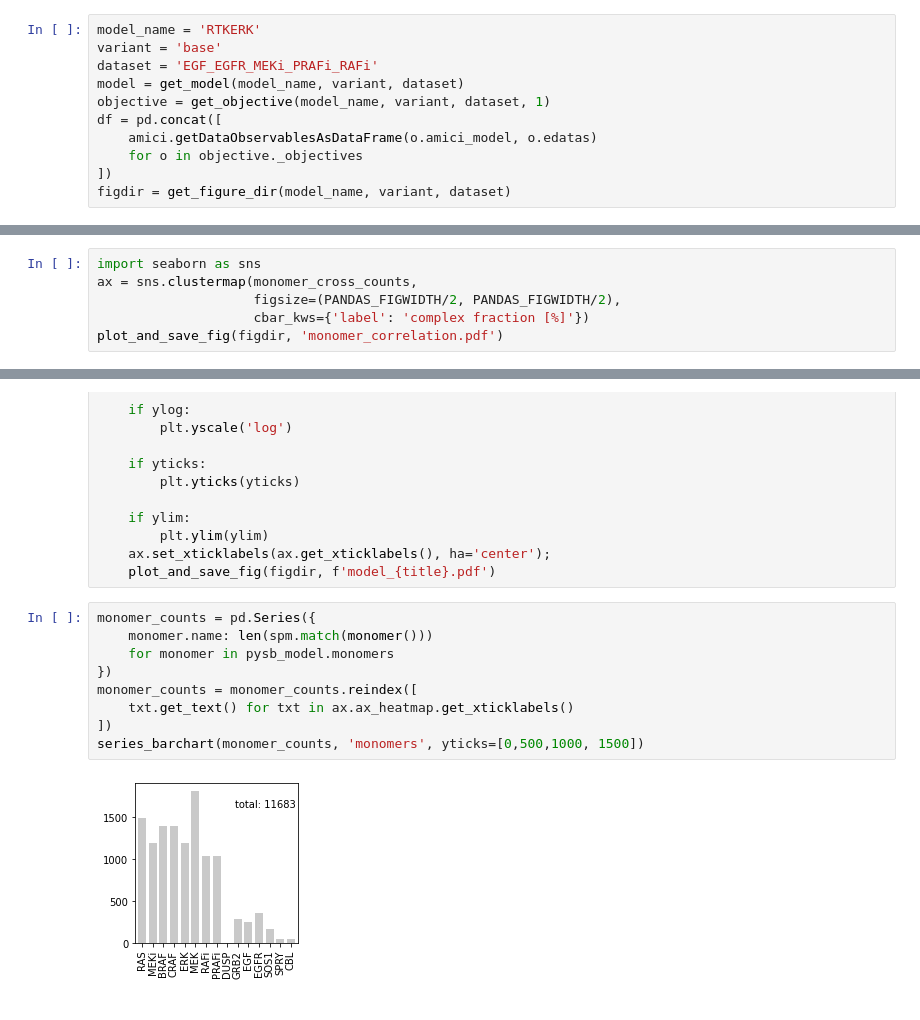
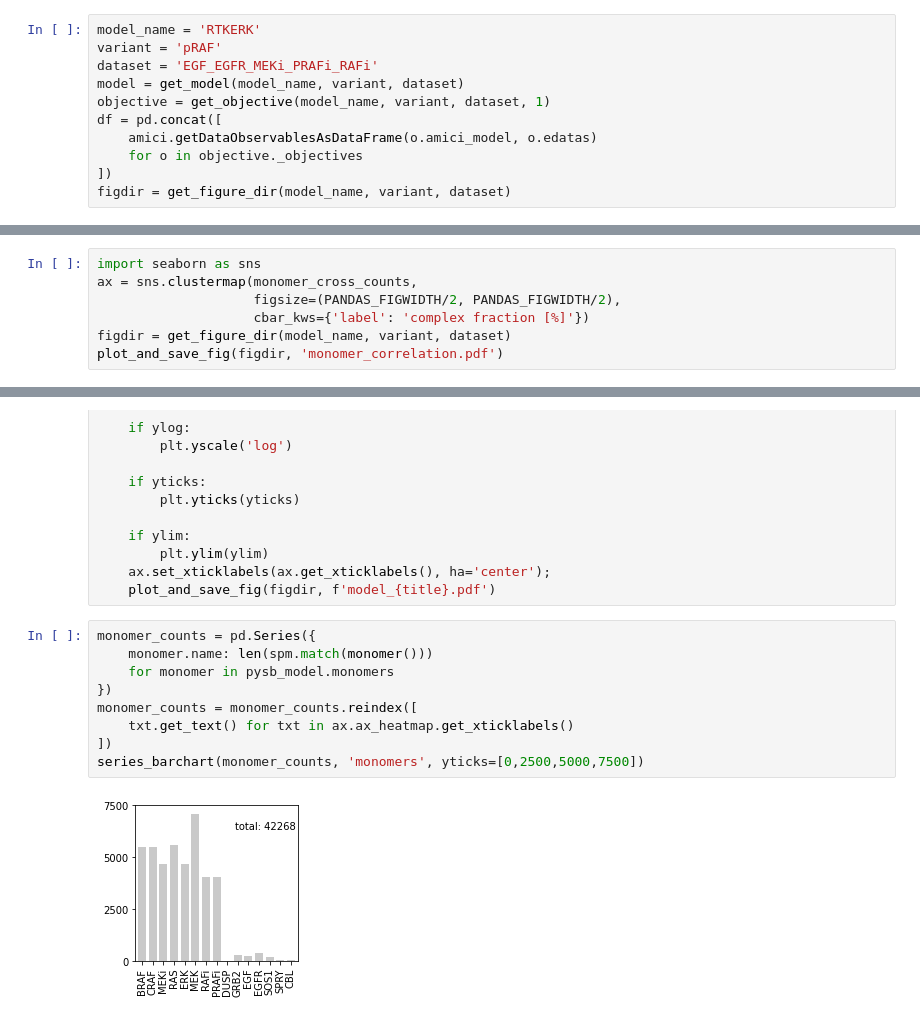
Before and after one commit to labsyspharm/marm2-supplement, a Jupyter notebook: Model Statistics.ipynb, the cells around one changed output, grey strips where cells are left out. Saved outputs shown, nothing was run; the diff lists cells and outputs as text.

```diff
--- a/Model Statistics.ipynb
+++ b/Model Statistics.ipynb
@@ -15,7 +15,7 @@ import matplotlib.pyplot as plt
 PANDAS_FIGWIDTH = 15
 # %%
 model_name = 'RTKERK'
-variant = 'base'
+variant = 'pRAF'
 dataset = 'EGF_EGFR_MEKi_PRAFi_RAFi'
 model = get_model(model_name, variant, dataset)
 objective = get_objective(model_name, variant, dataset, 1)
@@ -102,5 +102,6 @@ import seaborn as sns
 ax = sns.clustermap(monomer_cross_counts,
                     figsize=(PANDAS_FIGWIDTH/2, PANDAS_FIGWIDTH/2),
                     cbar_kws={'label': 'complex fraction [%]'})
+figdir = get_figure_dir(model_name, variant, dataset)
 plot_and_save_fig(figdir, 'monomer_correlation.pdf')
 # %% [output]
@@ -132,14 +133,14 @@ def series_barchart(series, title, xf=1, ylog=False, ylim=None, yticks=None):
 # %%
 monomer_counts = pd.Series({
     monomer.name: len(spm.match(monomer()))
     for monomer in pysb_model.monomers
 })
 monomer_counts = monomer_counts.reindex([
     txt.get_text() for txt in ax.ax_heatmap.get_xticklabels()
 ])
-series_barchart(monomer_counts, 'monomers', yticks=[0,500,1000, 1500])
+series_barchart(monomer_counts, 'monomers', yticks=[0,2500,5000,7500])
 # %% [output]
-[figure, old version]
+[figure, new version]
 # %%
 monomer_counts
 # %% [output]
```
Also changed, not shown: parts of 10 cells of this notebook, 3 other files.
